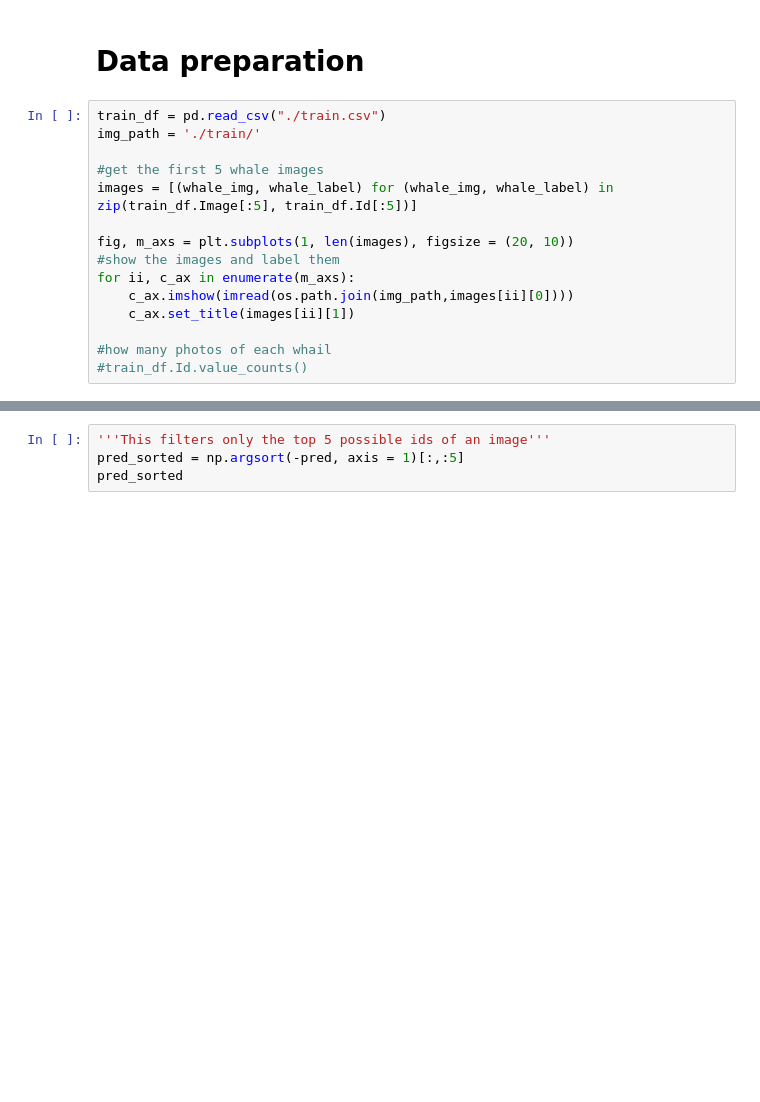
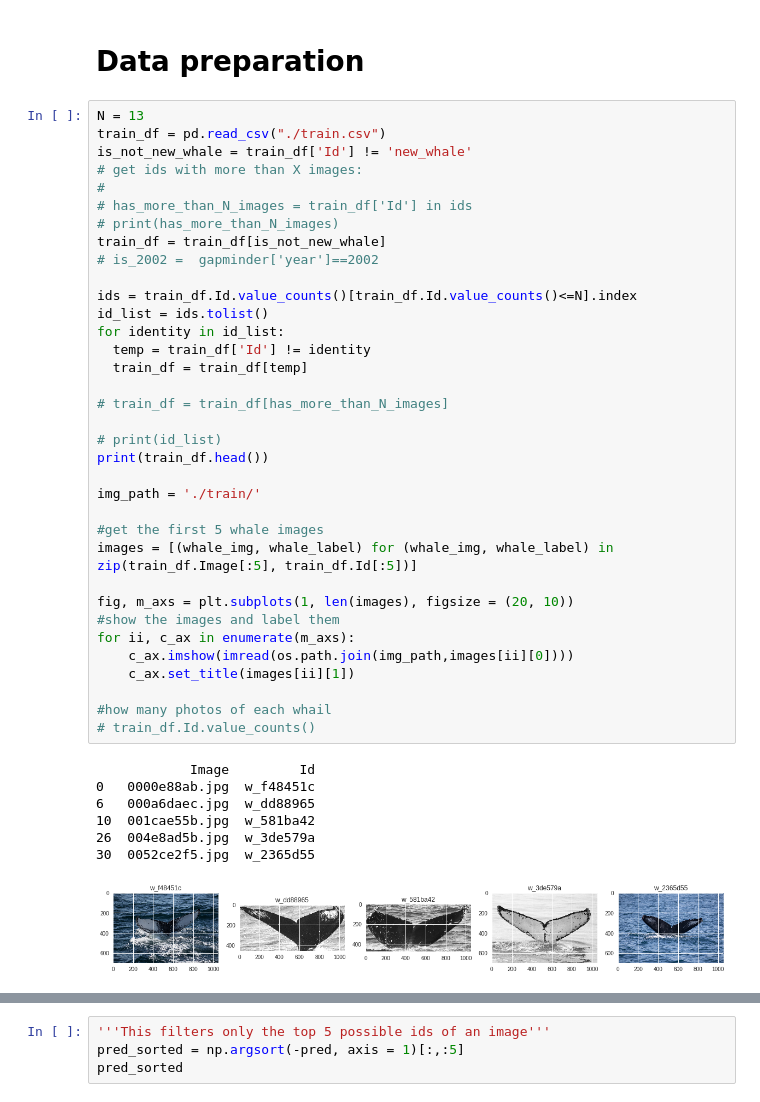
Before and after one commit to asmundur/deeplearning-finalproject, a Jupyter notebook: Copy_of_deep_learning_final_project.ipynb, the cells around one changed output, grey strips where cells are left out. Drawn from its saved outputs; the diff is of its cells as text; blank space fills up the shorter version.

```diff
--- a/Copy_of_deep_learning_final_project.ipynb
+++ b/Copy_of_deep_learning_final_project.ipynb
@@ -97,20 +96,48 @@ Downloading train.zip to /content
 # %% [markdown]
 # Data preparation
 # %%
+N = 13
 train_df = pd.read_csv("./train.csv")
+is_not_new_whale = train_df['Id'] != 'new_whale'
+# get ids with more than X images:
+#
+# has_more_than_N_images = train_df['Id'] in ids
+# print(has_more_than_N_images)
+train_df = train_df[is_not_new_whale]
+# is_2002 =  gapminder['year']==2002
+
+ids = train_df.Id.value_counts()[train_df.Id.value_counts()<=N].index
+id_list = ids.tolist()
+for identity in id_list:
+  temp = train_df['Id'] != identity
+  train_df = train_df[temp]
+
+# train_df = train_df[has_more_than_N_images]
+
+# print(id_list)
+print(train_df.head())
+
 img_path = './train/'
 
 #get the first 5 whale images
 images = [(whale_img, whale_label) for (whale_img, whale_label) in zip(train_df.Image[:5], train_df.Id[:5])]
 
 fig, m_axs = plt.subplots(1, len(images), figsize = (20, 10))
 #show the images and label them
 for ii, c_ax in enumerate(m_axs):
     c_ax.imshow(imread(os.path.join(img_path,images[ii][0])))
     c_ax.set_title(images[ii][1])
 
 #how many photos of each whail
-#train_df.Id.value_counts()
+# train_df.Id.value_counts()
+# %% [output]
+            Image         Id
+0   0000e88ab.jpg  w_f48451c
+6   000a6daec.jpg  w_dd88965
+10  001cae55b.jpg  w_581ba42
+26  004e8ad5b.jpg  w_3de579a
+30  0052ce2f5.jpg  w_2365d55
+[figure, added]
 # %%
 # Make test directory
 
```
Also changed, not shown: parts of 14 cells of this notebook.
